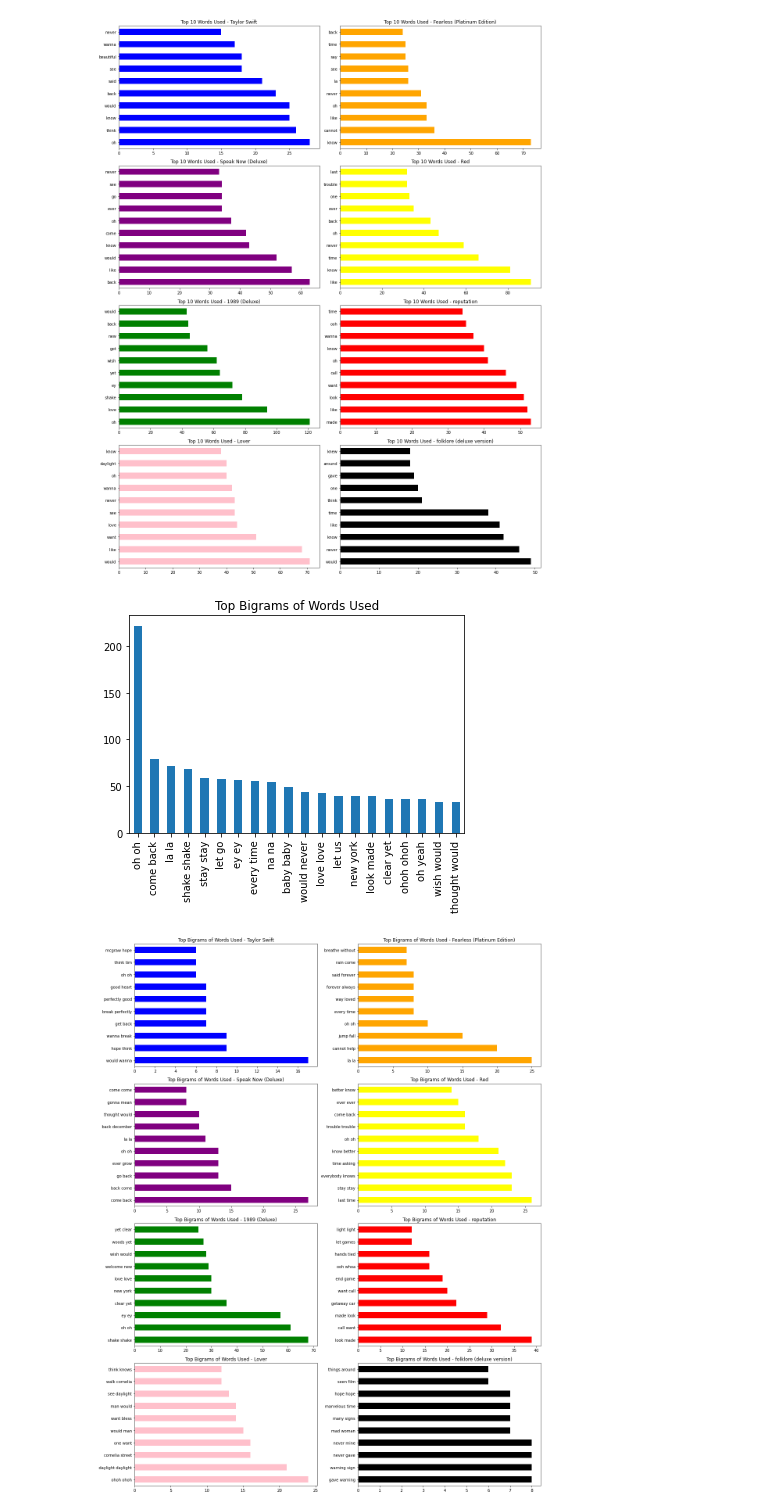
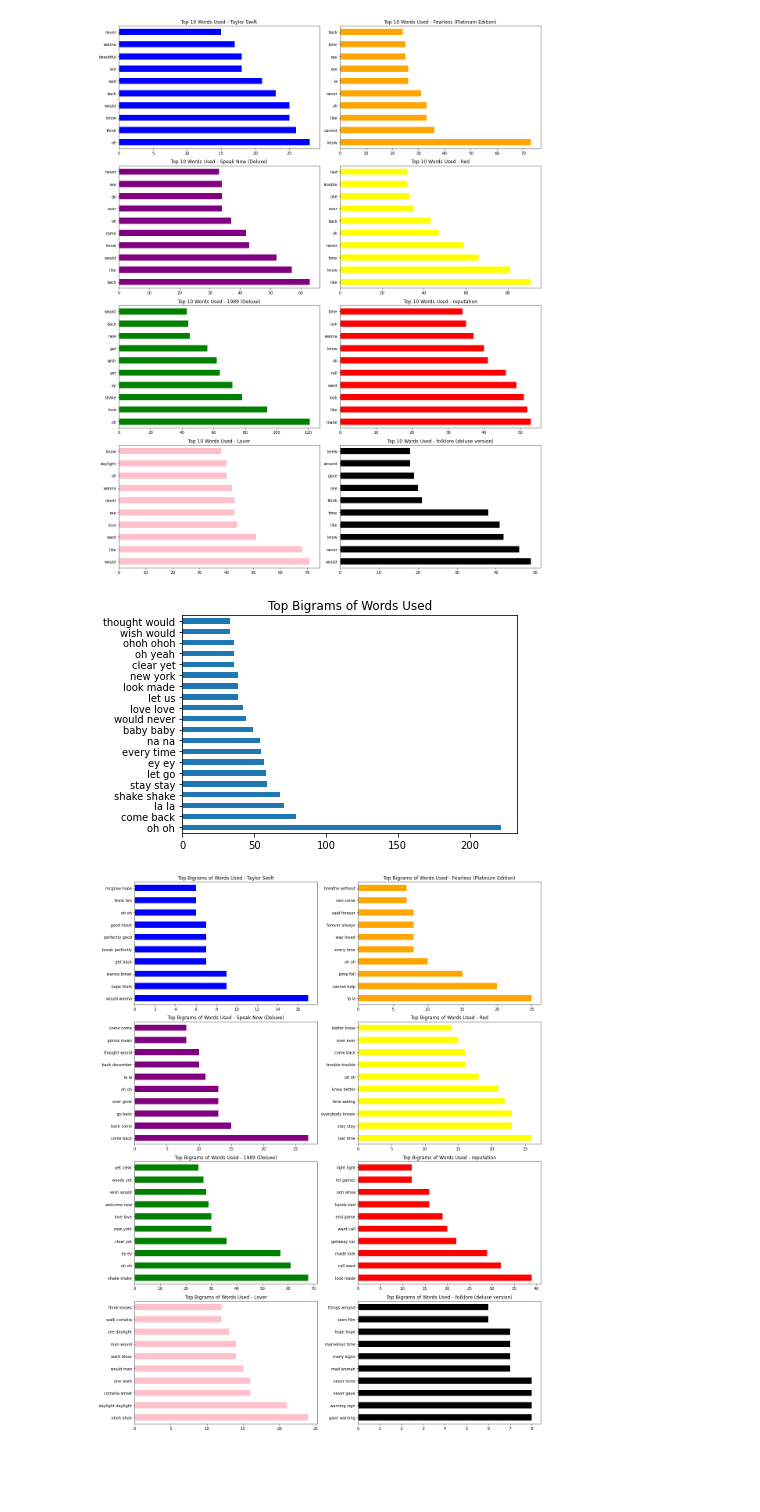
Before and after one commit to martaaliu/Song-Lyrics-NLP, a Jupyter notebook: Song Lyrics.ipynb, the cells around one changed output. Drawn from its saved outputs; the diff is of its cells as text; code cells hidden in the pictures; blank space fills up the shorter version.

```diff
--- a/Song Lyrics.ipynb
+++ b/Song Lyrics.ipynb
@@ -504,10 +470,10 @@ def ngram_extractor(text, n_gram):
 # %%
 #Bigram - Overall
 bigram = ngram_extractor(songs_df.Lyrics, 2)
 words = pd.Series(bigram).value_counts()
-plot = words[:20].plot(kind='bar', title="Top Bigrams of Words Used")
+plot = words[:20].plot(kind='barh', title="Top Bigrams of Words Used")
 # %% [output]
-[figure, old version]
+[figure, new version]
 # %%
 #Bigram - Top Words in Lyrics by Album
 
```
Also changed, not shown: parts of 15 cells of this notebook.
